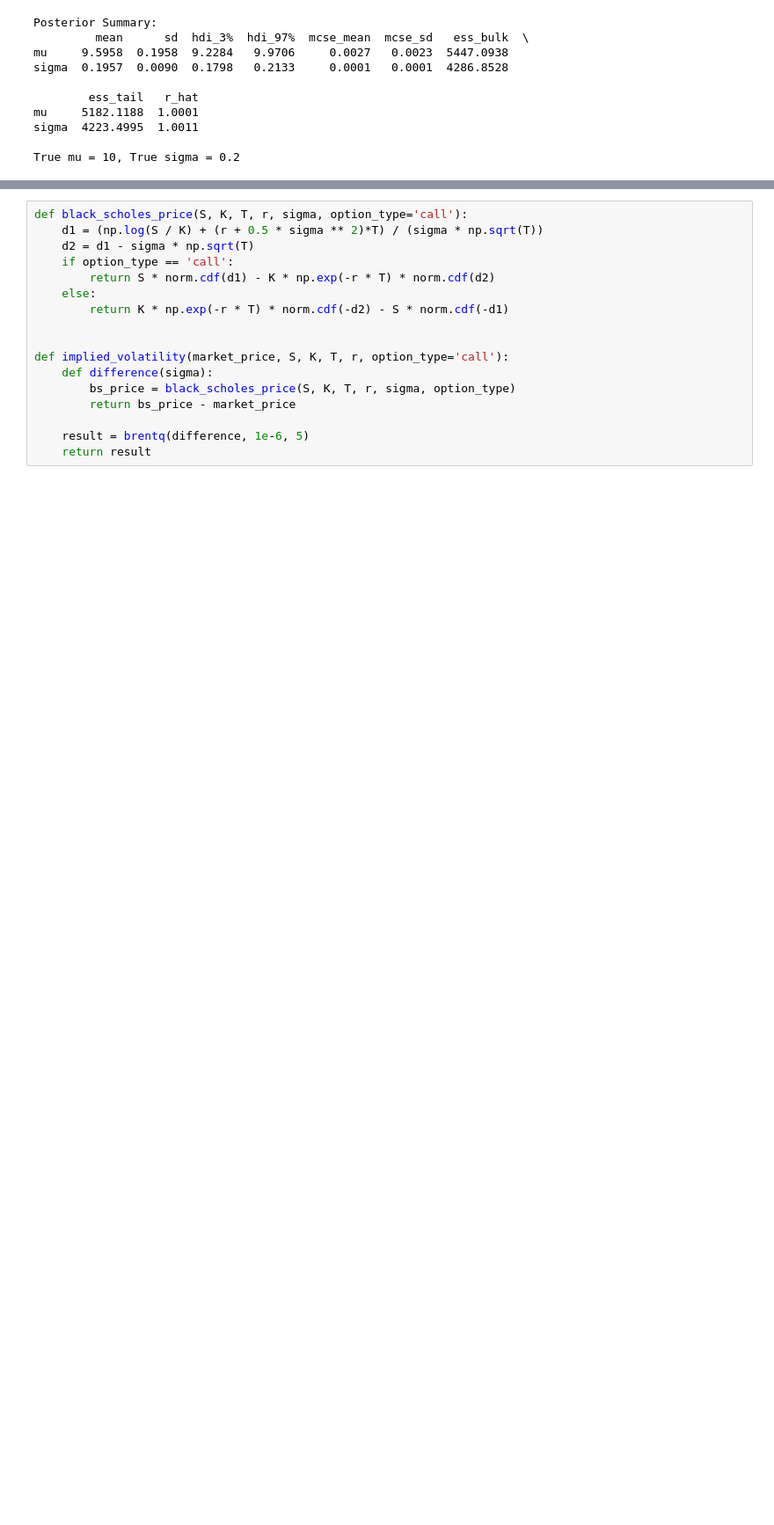
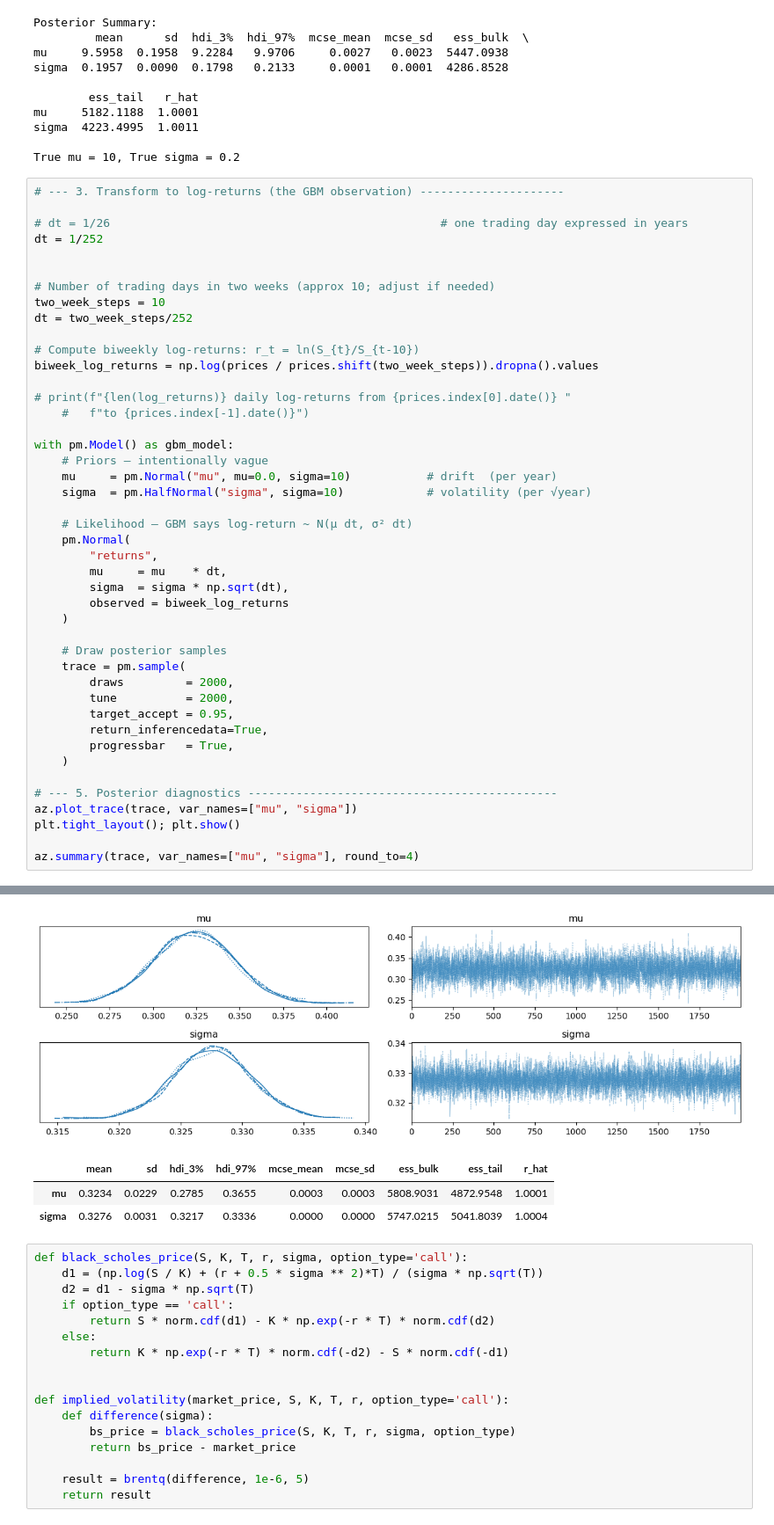
Before and after one commit to RezaCodz/Math_finance_models, a Jupyter notebook: models.ipynb, the cells around one changed output, grey strips where cells are left out. Shown at 88% size. Cells and saved outputs as stored; diff of their text form; blank space fills up the shorter version.

```diff
--- a/models.ipynb
+++ b/models.ipynb
@@ -139,3 +140,48 @@ mu     5182.1188  1.0001
 sigma  4223.4995  1.0011
 
 True mu = 10, True sigma = 0.2
+# %%
+# --- 3. Transform to log-returns (the GBM observation) ---------------------
+
+# dt = 1/26                                                # one trading day expressed in years
+dt = 1/252
+
+
+# Number of trading days in two weeks (approx 10; adjust if needed)
+two_week_steps = 10
+dt = two_week_steps/252
+
+# Compute biweekly log-returns: r_t = ln(S_{t}/S_{t-10})
+biweek_log_returns = np.log(prices / prices.shift(two_week_steps)).dropna().values
+
+# print(f"{len(log_returns)} daily log-returns from {prices.index[0].date()} "
+    #   f"to {prices.index[-1].date()}")
+
+with pm.Model() as gbm_model:
+    # Priors – intentionally vague
+    mu     = pm.Normal("mu", mu=0.0, sigma=10)           # drift  (per year)
+    sigma  = pm.HalfNormal("sigma", sigma=10)            # volatility (per √year)
+
+    # Likelihood – GBM says log-return ~ N(μ dt, σ² dt)
+    pm.Normal(
+        "returns",
+        mu     = mu    * dt,
+        sigma  = sigma * np.sqrt(dt),
+        observed = biweek_log_returns
+    )
+
+    # Draw posterior samples
+    trace = pm.sample(
+        draws         = 2000,
+        tune          = 2000,
+        target_accept = 0.95,
+        return_inferencedata=True,
+        progressbar   = True,
+    )
+
+# --- 5. Posterior diagnostics ---------------------------------------------
+az.plot_trace(trace, var_names=["mu", "sigma"])
+plt.tight_layout(); plt.show()
+
+az.summary(trace, var_names=["mu", "sigma"], round_to=4)
+# %% [output]
@@ -142,3 +195,7 @@ True mu = 10, True sigma = 0.2
+[figure, added]
+|  | mean | sd | hdi_3% | hdi_97% | mcse_mean | mcse_sd | ess_bulk | ess_tail | r_hat |
+| mu | 0.3234 | 0.0229 | 0.2785 | 0.3655 | 0.0003 | 0.0003 | 5808.9031 | 4872.9548 | 1.0001 |
+| sigma | 0.3276 | 0.0031 | 0.3217 | 0.3336 | 0.0000 | 0.0000 | 5747.0215 | 5041.8039 | 1.0004 |
 # %%
 def black_scholes_price(S, K, T, r, sigma, option_type='call'):
     d1 = (np.log(S / K) + (r + 0.5 * sigma ** 2)*T) / (sigma * np.sqrt(T))
```
Also changed, not shown: parts of 2 cells of this notebook.
